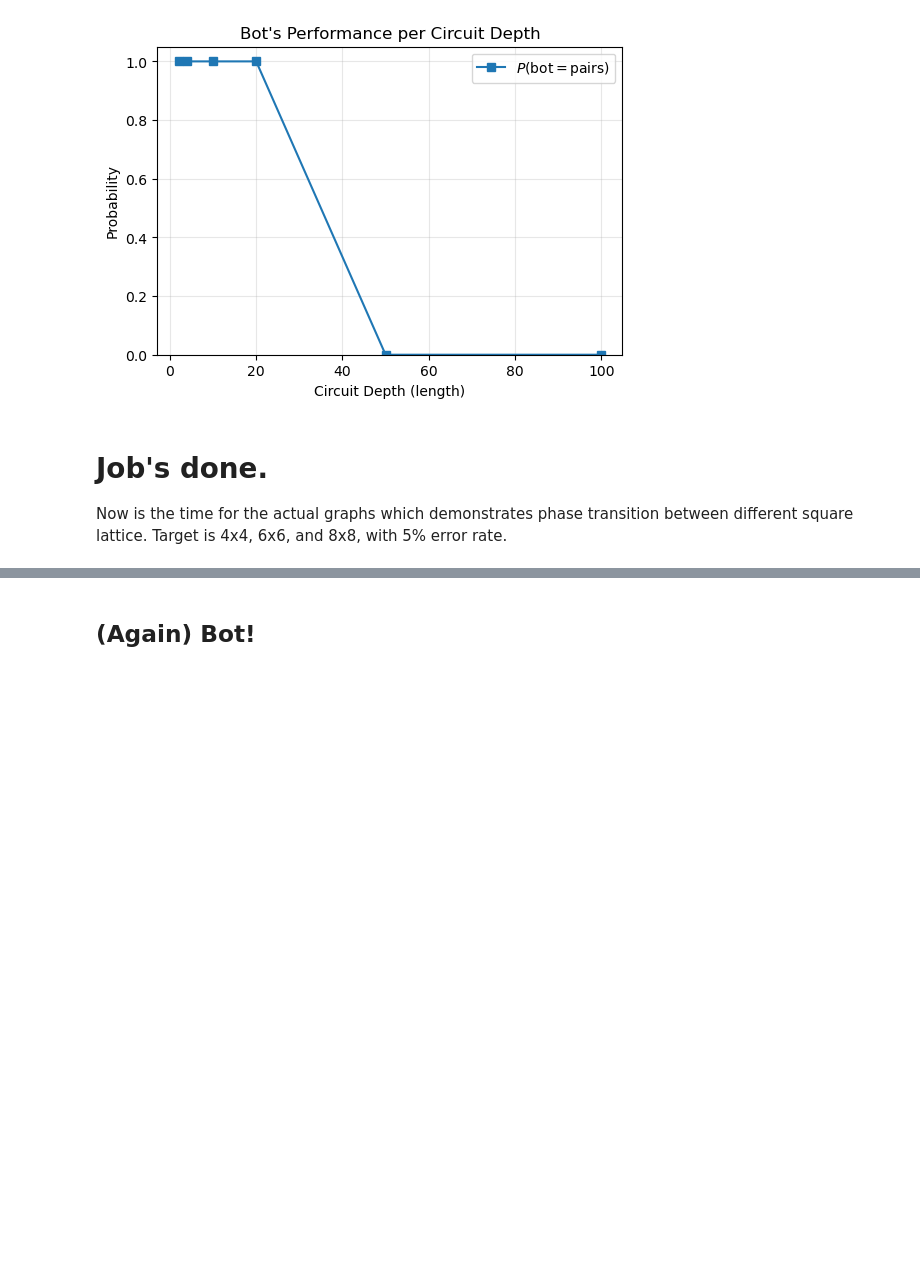
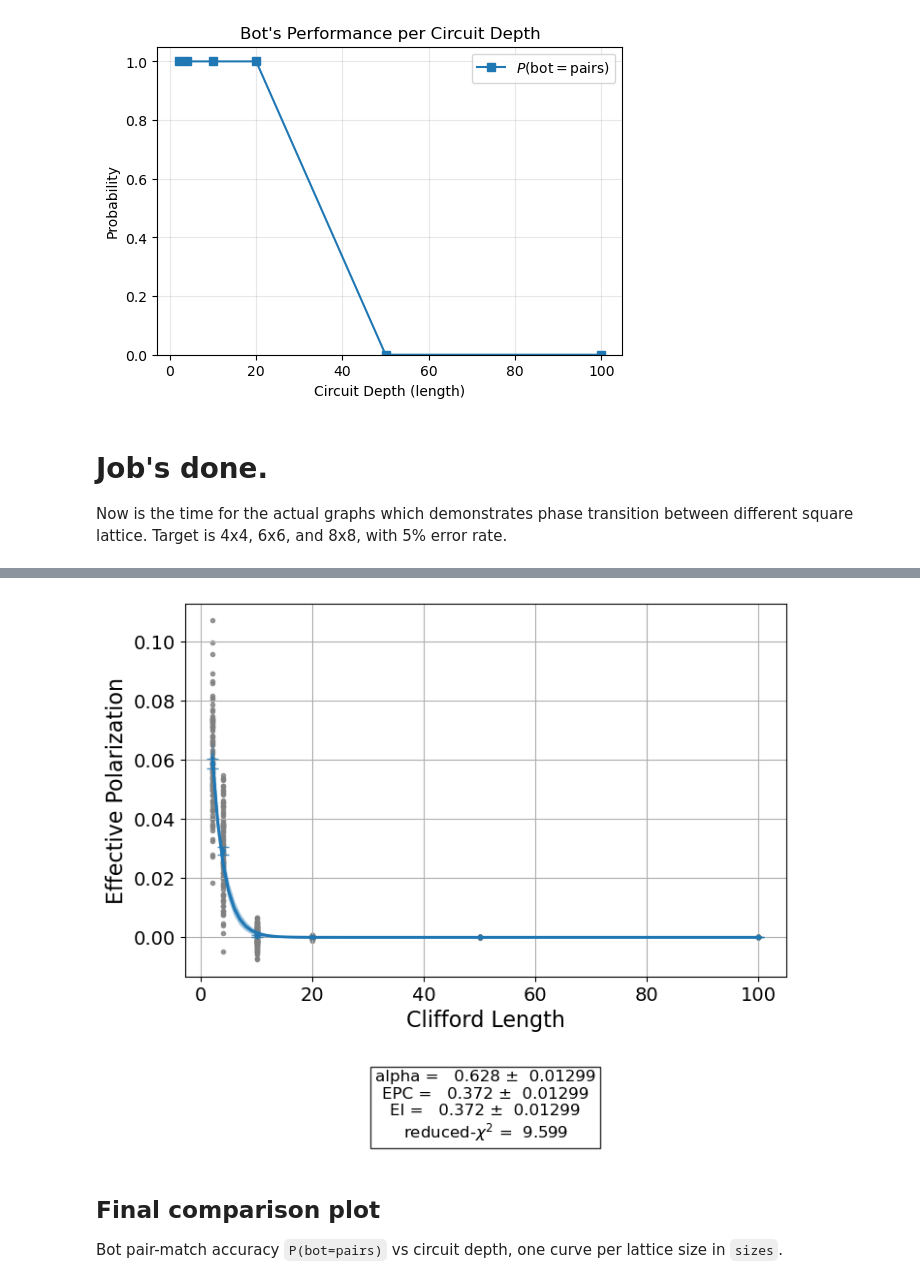
Before and after one commit to moth-quantum/qiskit-device-benchmarking, a Jupyter notebook: mirror_qa_topo.ipynb, the cells around one changed output, grey strips where cells are left out. Drawn from its saved outputs; the diff is of its cells as text; code cells hidden in the pictures; blank space fills up the shorter version.

```diff
--- a/mirror_qa_topo.ipynb
+++ b/mirror_qa_topo.ipynb
@@ -468,2 +637,11 @@ plt.legend()
+# %%
+exp3.analysis.set_options(analyzed_quantity="Effective Polarization")
+analysis3 = exp3.analysis.run(rb_data3)
+# %%
+analysis3.figure(0)
+# %% [output]
+[figure, added]
 # %% [markdown]
-## (Again) Bot!
+## Final comparison plot
+
+Bot pair-match accuracy `P(bot=pairs)` vs circuit depth, one curve per lattice size in `sizes`.
```
Also changed, not shown: parts of 15 cells of this notebook, 3 other files.
